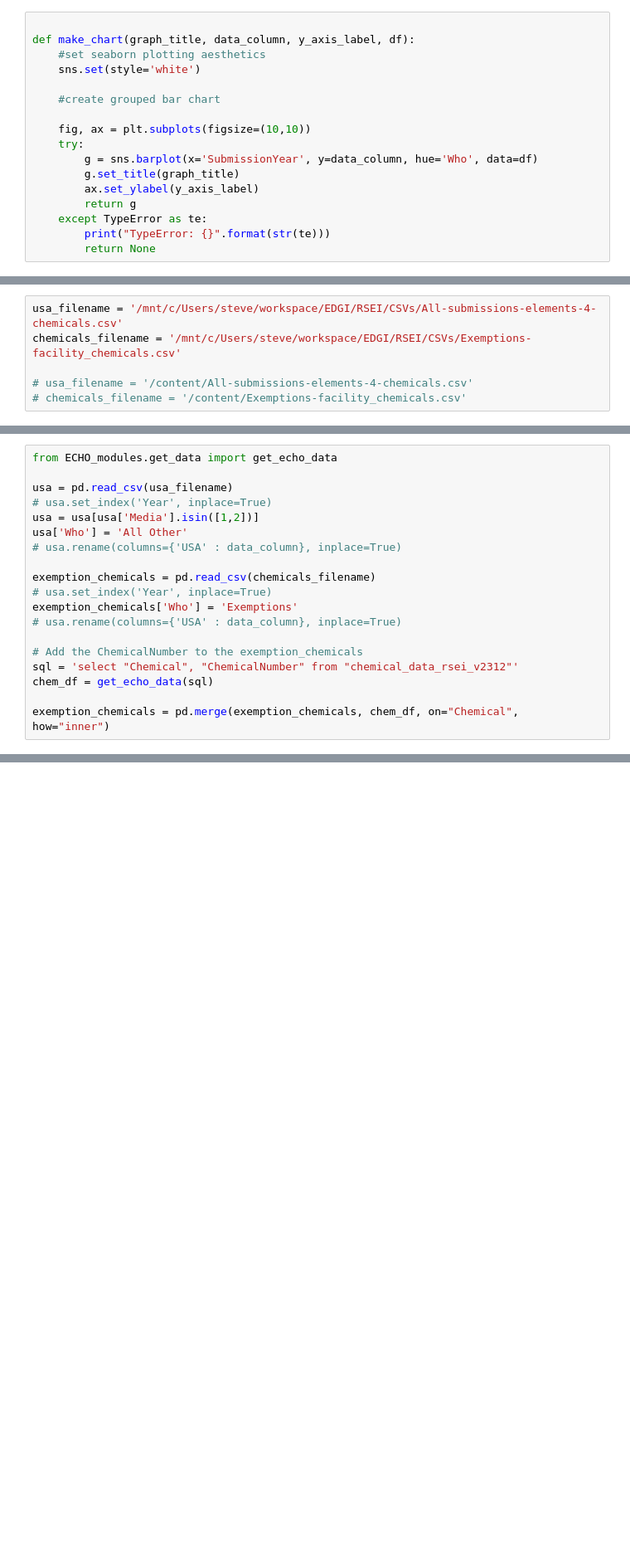
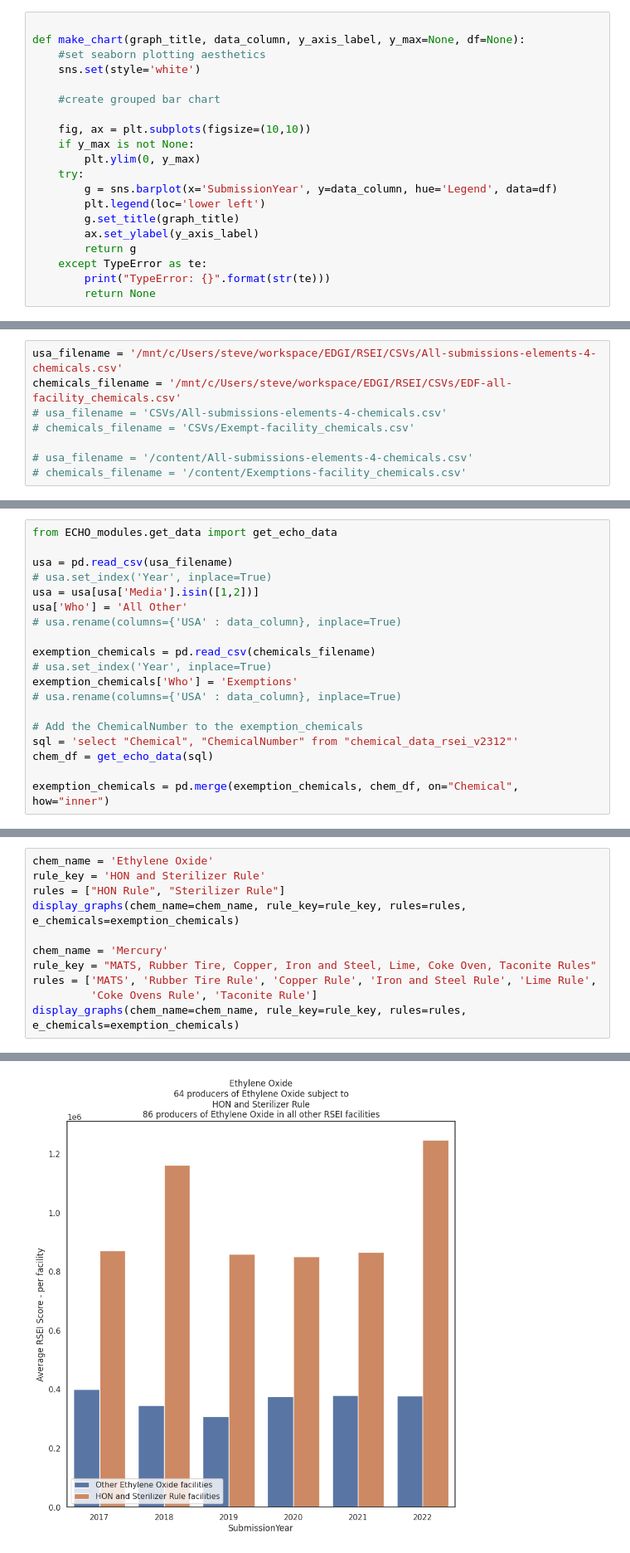
Before and after one commit to edgi-govdata-archiving/RSEI, a Jupyter notebook: Exemptions-RSEI-charts.ipynb, the cells around one changed output, grey strips where cells are left out. Shown at 83% size. Saved outputs shown, nothing was run; the diff lists cells and outputs as text; blank space fills up the shorter version.

Commit message:
Specialized code for exemption analysis

```diff
--- a/Exemptions-RSEI-charts.ipynb
+++ b/Exemptions-RSEI-charts.ipynb
@@ -36,15 +36,18 @@ import matplotlib.pyplot as plt
 import seaborn as sns
 # %%
 
-def make_chart(graph_title, data_column, y_axis_label, df):
+def make_chart(graph_title, data_column, y_axis_label, y_max=None, df=None):
     #set seaborn plotting aesthetics
     sns.set(style='white')
 
     #create grouped bar chart
 
     fig, ax = plt.subplots(figsize=(10,10))
+    if y_max is not None:
+        plt.ylim(0, y_max)
     try:
-        g = sns.barplot(x='SubmissionYear', y=data_column, hue='Who', data=df)
+        g = sns.barplot(x='SubmissionYear', y=data_column, hue='Legend', data=df)
+        plt.legend(loc='lower left')
         g.set_title(graph_title)
         ax.set_ylabel(y_axis_label)
         return g
@@ -60,7 +63,9 @@ On Google Colab download these two files from this Google Drive: https://drive.g
 Then upload them into the base file folder on the left of the screen.
 # %%
 usa_filename = '/mnt/c/Users/steve/workspace/EDGI/RSEI/CSVs/All-submissions-elements-4-chemicals.csv'
-chemicals_filename = '/mnt/c/Users/steve/workspace/EDGI/RSEI/CSVs/Exemptions-facility_chemicals.csv'
+chemicals_filename = '/mnt/c/Users/steve/workspace/EDGI/RSEI/CSVs/EDF-all-facility_chemicals.csv'
+# usa_filename = 'CSVs/All-submissions-elements-4-chemicals.csv'
+# chemicals_filename = 'CSVs/Exempt-facility_chemicals.csv'
 
 # usa_filename = '/content/All-submissions-elements-4-chemicals.csv'
 # chemicals_filename = '/content/Exemptions-facility_chemicals.csv'
@@ -132,0 +187,12 @@ rules_chemicals = {
+# %%
+chem_name = 'Ethylene Oxide'
+rule_key = 'HON and Sterilizer Rule'
+rules = ["HON Rule", "Sterilizer Rule"]
+display_graphs(chem_name=chem_name, rule_key=rule_key, rules=rules, e_chemicals=exemption_chemicals)
+
+chem_name = 'Mercury'
+rule_key = "MATS, Rubber Tire, Copper, Iron and Steel, Lime, Coke Oven, Taconite Rules"
+rules = ['MATS', 'Rubber Tire Rule', 'Copper Rule', 'Iron and Steel Rule', 'Lime Rule',
+         'Coke Ovens Rule', 'Taconite Rule']
+display_graphs(chem_name=chem_name, rule_key=rule_key, rules=rules, e_chemicals=exemption_chemicals)
+# %% [output]
@@ -132,0 +203 @@ rules_chemicals = {
+[figure, added]
```
Also changed, not shown: parts of 8 cells of this notebook, 1 other file.
